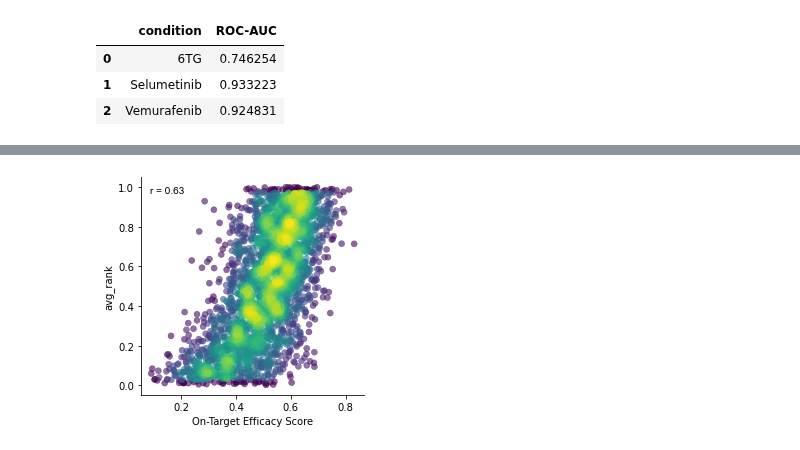
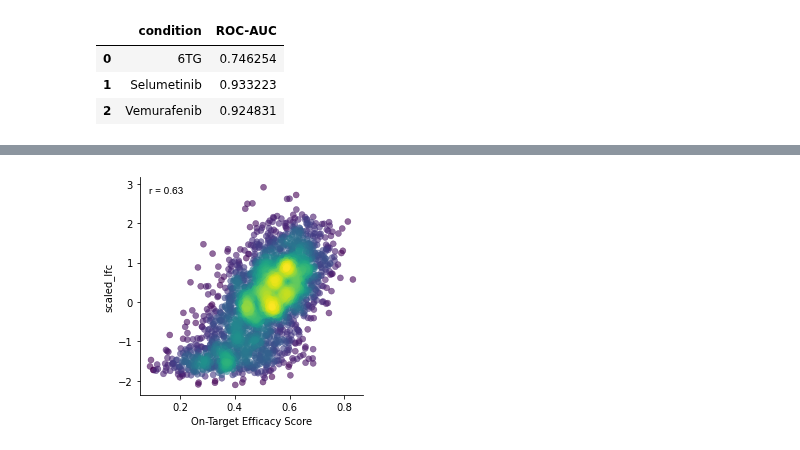
Before and after one commit to gpp-rnd/rs_dev, a Jupyter notebook: code/00_processing_Doench2016.ipynb, the cells around one changed output, grey strips where cells are left out. Saved outputs shown, nothing was run; the diff lists cells and outputs as text; code cells hidden in the pictures.

```diff
--- a/code/00_processing_Doench2016.ipynb
+++ b/code/00_processing_Doench2016.ipynb
@@ -130,18 +170,16 @@ roc_aucs
 # %%
-relevant_sgs_designs = filtered_lfcs.merge(gene_categories, how='inner',
-                                           on=['condition', 'Target Gene Symbol'])
-relevant_sgs_designs['gene_rank'] = (relevant_sgs_designs.groupby(['Target Gene Symbol', 'condition'])
-                             .avg_lfc
-                             .rank(pct=True, ascending=True))
-sg_avg_rank = (relevant_sgs_designs.groupby(['sgRNA Sequence', 'sgRNA Context Sequence', 'Target Gene Symbol',
-                                     'Target Cut %', 'On-Target Efficacy Score'])
-               .agg(avg_rank = ('gene_rank', 'mean'))
-               .reset_index())
+relevant_sgs_designs = add_transform_col(relevant_sgs_designs, 'avg_lfc',
+                                         'yeo-johnson', 'scaled_lfc',
+                                         group_col=['Target Gene Symbol', 'condition'])
+sg_avg_score = (relevant_sgs_designs.groupby(['sgRNA Sequence', 'sgRNA Context Sequence', 'Target Gene Symbol',
+                                              'Target Cut %', 'On-Target Efficacy Score'])
+                .agg({'scaled_lfc': 'mean'})
+                .reset_index())
 # %%
 plt.subplots(figsize=(4,4))
-gpplot.point_densityplot(data=sg_avg_rank, y='avg_rank', x='On-Target Efficacy Score')
-gpplot.add_correlation(data=sg_avg_rank, y='avg_rank', x='On-Target Efficacy Score')
+gpplot.point_densityplot(data=sg_avg_score, y='scaled_lfc', x='On-Target Efficacy Score')
+gpplot.add_correlation(data=sg_avg_score, y='scaled_lfc', x='On-Target Efficacy Score')
 sns.despine()
 # %% [output]
-[figure, old version]
+[figure, new version]
 # %%
```
Also changed, not shown: parts of 6 cells of this notebook, 19 other files.
